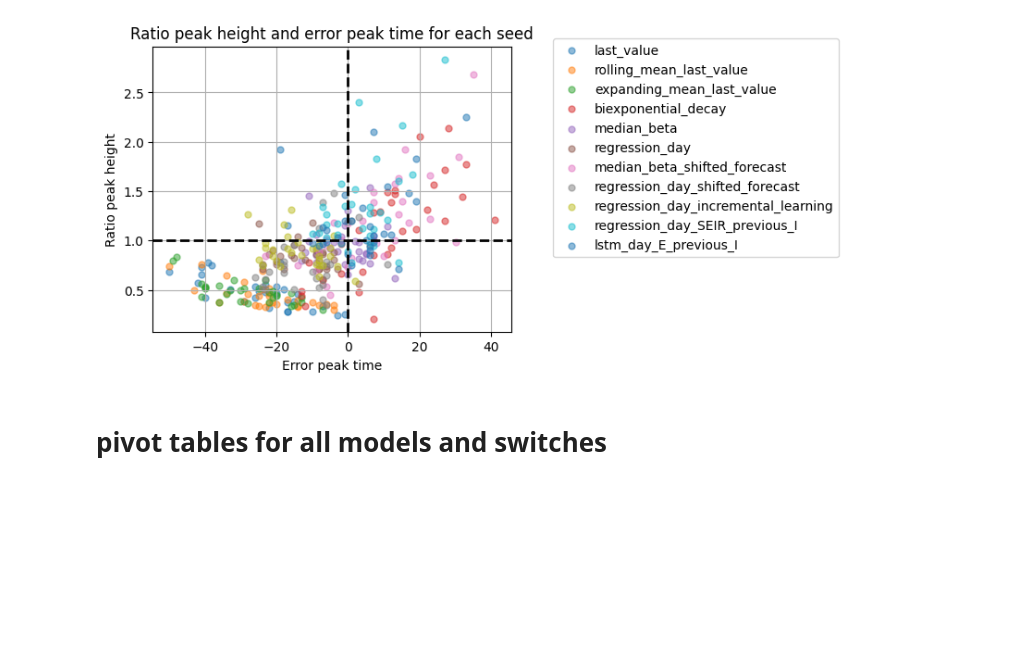
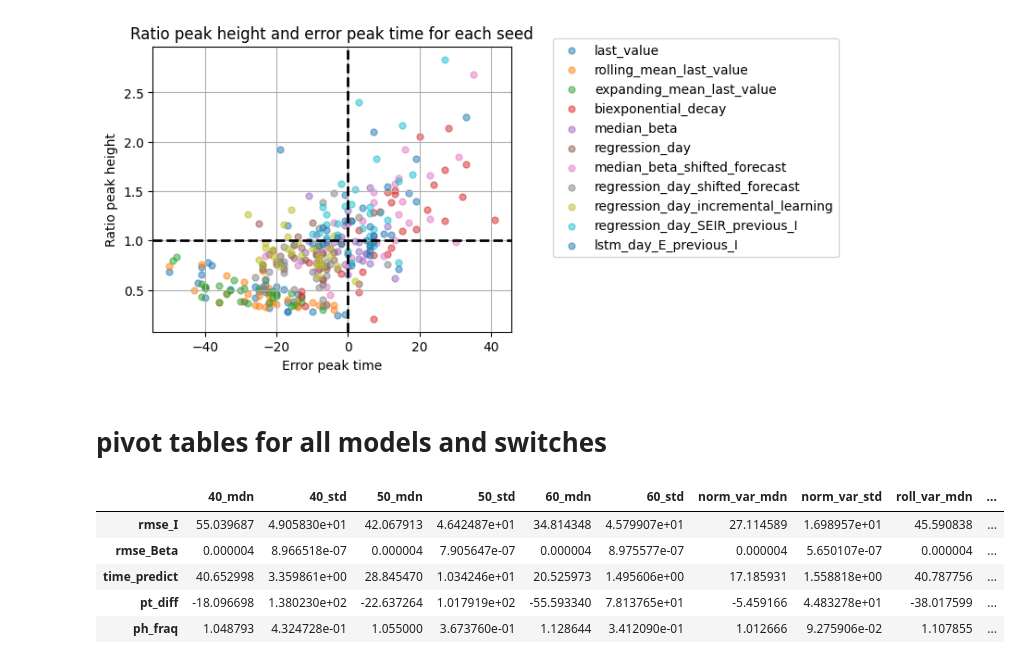
Before and after one commit to vnleonenko/Network_hybrid, a Jupyter notebook: plot_methods.ipynb, the cells around one changed output. Cells and saved outputs as stored; diff of their text form; code cells hidden in the pictures; blank space fills up the shorter version.

Commit message:
add pivot tables by model

```diff
--- a/plot_methods.ipynb
+++ b/plot_methods.ipynb
@@ -1124,3 +1126,30 @@ for switch in switches:
         fin = pd.concat([fin, q], axis=1)
 
     #fin.to_csv(f'results/combined/{clm_with_switch}_pivot.csv')
+# %%
+# save by model
+
+for m in new_labels:
+    fin = pd.DataFrame([])
+
+    for switch in switches:
+        clm_with_switch = switch.split(' = ')[-1]
+        clms = ['rmse_I', 'rmse_Beta', 'time_predict']
+        df = pd.read_csv(f'results/{switch}/{m}_results.csv')
+
+        q = df[clms].apply(lambda x: [x.median(), x.std()]).T
+        ph = df['predicted_peak_I'] - df['actual_peak_I']
+        q.loc['pt_diff'] = ph.median(), ph.std()
+        pt = df['actual_peak_I']/df['predicted_peak_I']
+        q.loc['ph_fraq'] = pt.median(), pt.std()
+        q.columns = [[clm_with_switch+'_mdn', clm_with_switch+'_std']]
+        fin = pd.concat([fin, q], axis=1)
+
+    #fin.to_csv(f'results/combined/bymodel_{m}_pivot.csv')
+# %% [output]
+|  | 40_mdn | 40_std | 50_mdn | 50_std | 60_mdn | 60_std | norm_var_mdn | norm_var_std | roll_var_mdn | ... |
+| rmse_I | 55.039687 | 4.905830e+01 | 42.067913 | 4.642487e+01 | 34.814348 | 4.579907e+01 | 27.114589 | 1.698957e+01 | 45.590838 | ... |
+| rmse_Beta | 0.000004 | 8.966518e-07 | 0.000004 | 7.905647e-07 | 0.000004 | 8.975577e-07 | 0.000004 | 5.650107e-07 | 0.000004 | ... |
+| time_predict | 40.652998 | 3.359861e+00 | 28.845470 | 1.034246e+01 | 20.525973 | 1.495606e+00 | 17.185931 | 1.558818e+00 | 40.787756 | ... |
+| pt_diff | -18.096698 | 1.380230e+02 | -22.637264 | 1.017919e+02 | -55.593340 | 7.813765e+01 | -5.459166 | 4.483278e+01 | -38.017599 | ... |
+| ph_fraq | 1.048793 | 4.324728e-01 | 1.055000 | 3.673760e-01 | 1.128644 | 3.412090e-01 | 1.012666 | 9.275906e-02 | 1.107855 | ... |
```
Also changed, not shown: parts of 1 cell of this notebook, 11 other files.
